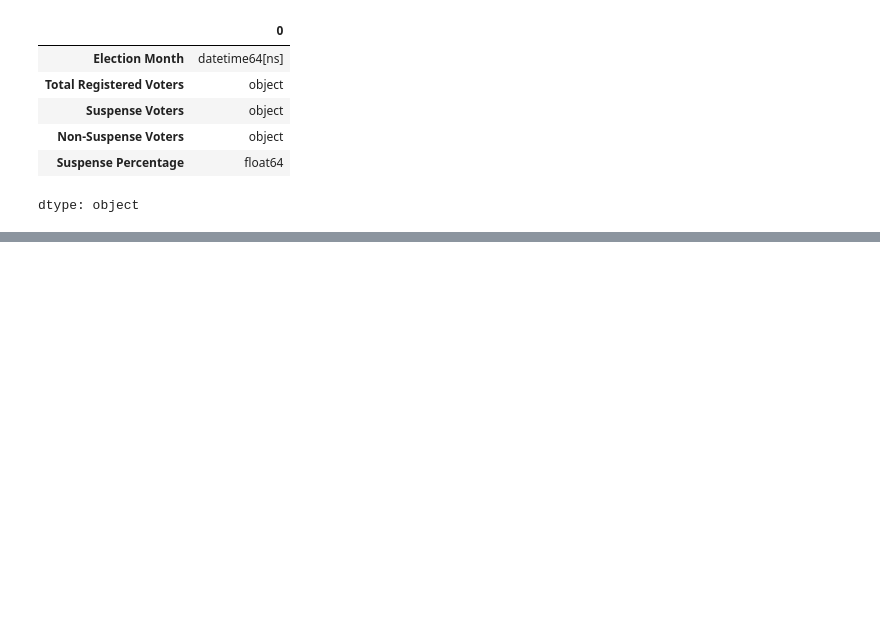
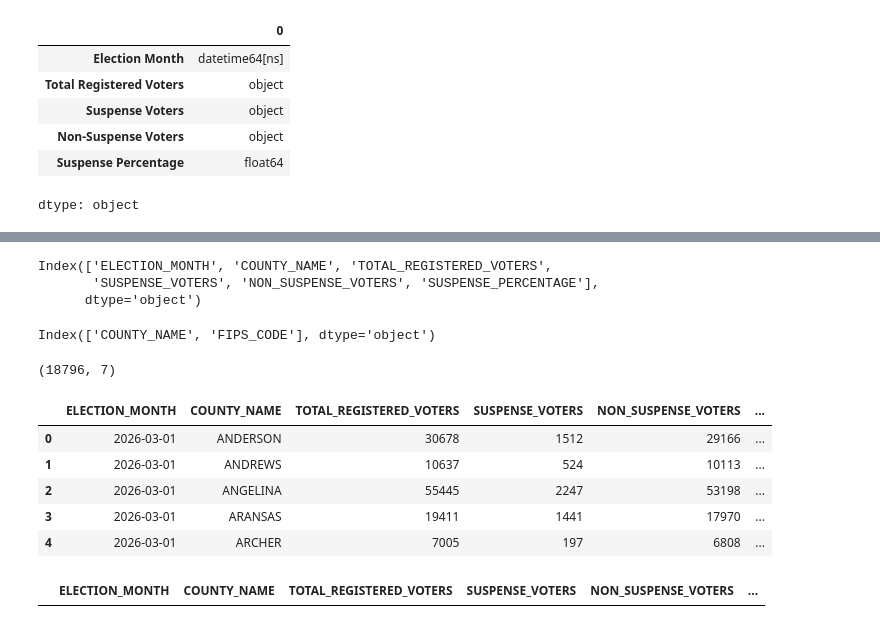
Before and after one commit to gideonjeffrey/texas_voter_suspense_analysis, a Jupyter notebook: historical_tx_voter_registration_data.ipynb, the cells around one changed output, grey strips where cells are left out. Cells and saved outputs as stored; diff of their text form; code cells hidden in the pictures; blank space fills up the shorter version.

```diff
--- a/historical_tx_voter_registration_data.ipynb
+++ b/historical_tx_voter_registration_data.ipynb
@@ -285,6 +289,37 @@ dallas_fig.show()
 state_df.columns = state_df.columns.str.upper().str.replace(' ', '_').str.replace('-', '_')
 # %%
 county_df.columns = county_df.columns.str.upper().str.replace(' ', '_').str.replace('-', '_')
+# %%
+fips_df = pd.read_csv('/content/FIPS_TEXAS_COUNTIES.csv')
+# %%
+county_df.columns
+# %% [output]
+Index(['ELECTION_MONTH', 'COUNTY_NAME', 'TOTAL_REGISTERED_VOTERS',
+       'SUSPENSE_VOTERS', 'NON_SUSPENSE_VOTERS', 'SUSPENSE_PERCENTAGE'],
+      dtype='object')
+# %%
+fips_df.columns
+# %% [output]
+Index(['COUNTY_NAME', 'FIPS_CODE'], dtype='object')
+# %%
+county_df = county_df.merge(fips_df, how='left', on="COUNTY_NAME")
+# %%
+county_df.shape
+# %% [output]
+(18796, 7)
+# %%
+county_df.head()
+# %% [output]
+|  | ELECTION_MONTH | COUNTY_NAME | TOTAL_REGISTERED_VOTERS | SUSPENSE_VOTERS | NON_SUSPENSE_VOTERS | ... |
+| 0 | 2026-03-01 | ANDERSON | 30678 | 1512 | 29166 | ... |
+| 1 | 2026-03-01 | ANDREWS | 10637 | 524 | 10113 | ... |
+| 2 | 2026-03-01 | ANGELINA | 55445 | 2247 | 53198 | ... |
+| 3 | 2026-03-01 | ARANSAS | 19411 | 1441 | 17970 | ... |
+| 4 | 2026-03-01 | ARCHER | 7005 | 197 | 6808 | ... |
+# %%
+county_df[county_df['FIPS_CODE'].isna()]
+# %% [output]
+|  | ELECTION_MONTH | COUNTY_NAME | TOTAL_REGISTERED_VOTERS | SUSPENSE_VOTERS | NON_SUSPENSE_VOTERS | ... |
 # %%
 state_df.to_csv('tx_statewide_suspense_voter_history.csv', index=False)
 # %%
```
Also changed, not shown: parts of 3 cells of this notebook.
